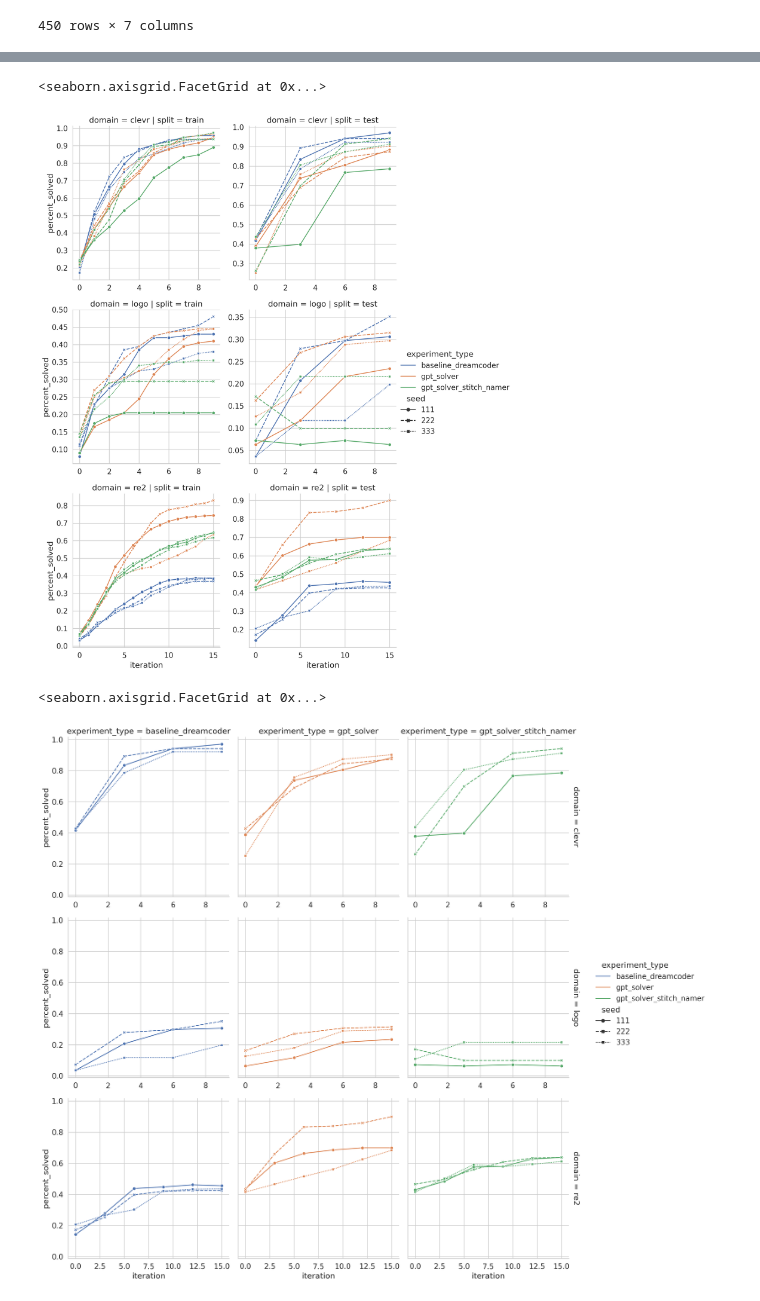
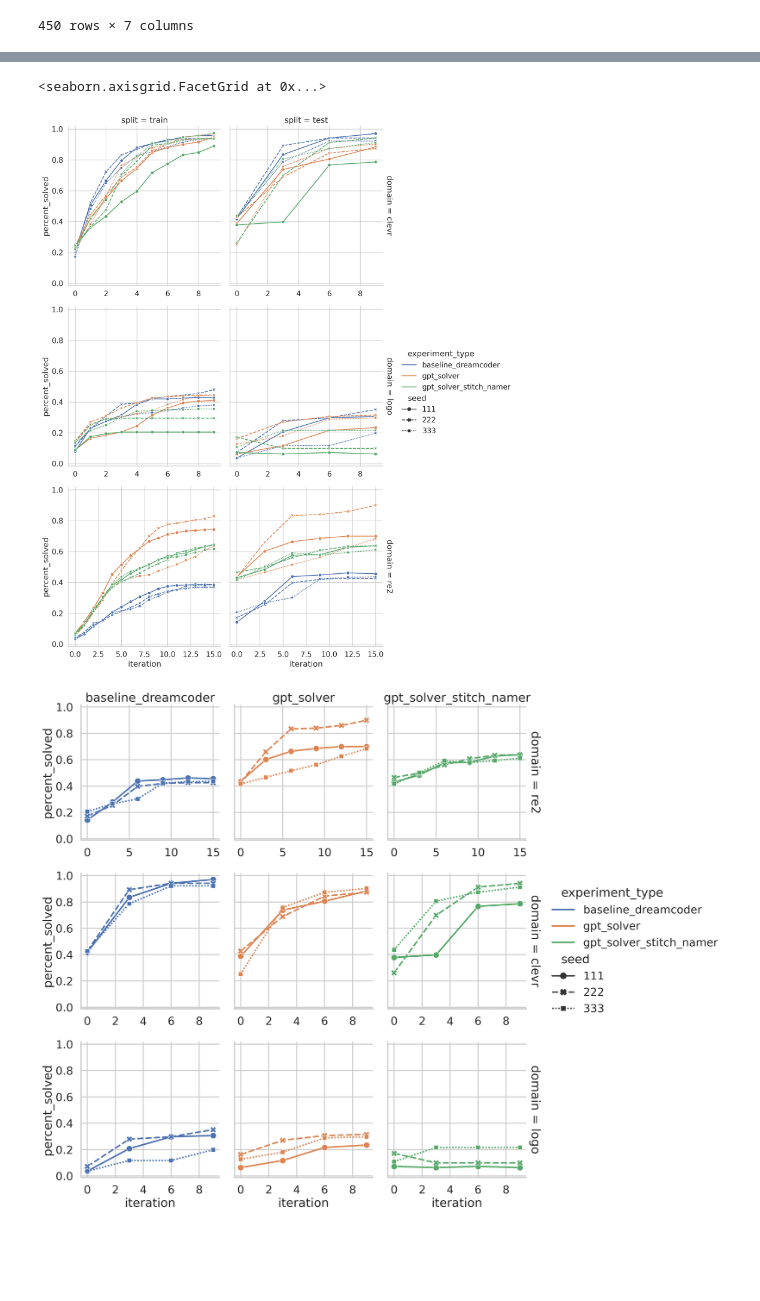
Before and after one commit to gabegrand/lilo, a Jupyter notebook: analysis/analyze_synthesis_experiment_multi_domain.ipynb, the cells around one changed output, grey strips where cells are left out. Cells and saved outputs as stored; diff of their text form; code cells hidden in the pictures; blank space fills up the shorter version.

```diff
--- a/analysis/analyze_synthesis_experiment_multi_domain.ipynb
+++ b/analysis/analyze_synthesis_experiment_multi_domain.ipynb
@@ -136,28 +136,32 @@ sns.relplot(
     markers=True,
     # errorbar="se",
     col_order=["train", "test"],
-    facet_kws={'sharex': False, 'sharey': False}
+    facet_kws={'sharex': False, 'sharey': True, 'margin_titles': True}
 )
 # plt.suptitle(f"{DOMAIN}", y=1.025)
 # %% [output]
 <seaborn.axisgrid.FacetGrid at 0x...>
-[figure, old version]
+[figure, new version]
 # %%
-sns.relplot(
-    data=df_results.query("split == 'test'"),
-    kind="line",
-    row="domain",
-    col="experiment_type",
-    x="iteration",
-    y="percent_solved",
-    hue="experiment_type",
-    style="seed",
-    markers=True,
-    errorbar="se",
-    # col_order=["train", "test"],
-    facet_kws={'sharex': False, 'sharey': True, 'margin_titles': True}
-)
+with sns.plotting_context("poster", font_scale=1):
+    g = sns.relplot(
+        data=df_results.query("split == 'test'"),
+        kind="line",
+        row="domain",
+        col="experiment_type",
+        x="iteration",
+        y="percent_solved",
+        hue="experiment_type",
+        style="seed",
+        markers=True,
+        errorbar="se",
+        # col_order=["train", "test"],
+        row_order = ["re2", "clevr", "logo"],
+        facet_kws={'sharex': False, 'sharey': True, 'margin_titles': True}
+    )
+    for subplot in g.axes[0]:
+        subplot.set_title(subplot.title.get_text().split(" = ")[-1])
+
 # plt.suptitle(f"{DOMAIN}", y=1.025)
 # %% [output]
-<seaborn.axisgrid.FacetGrid at 0x...>
-[figure, old version]
+[figure, new version]
```
Also changed, not shown: parts of 3 cells of this notebook, 1 other file.
